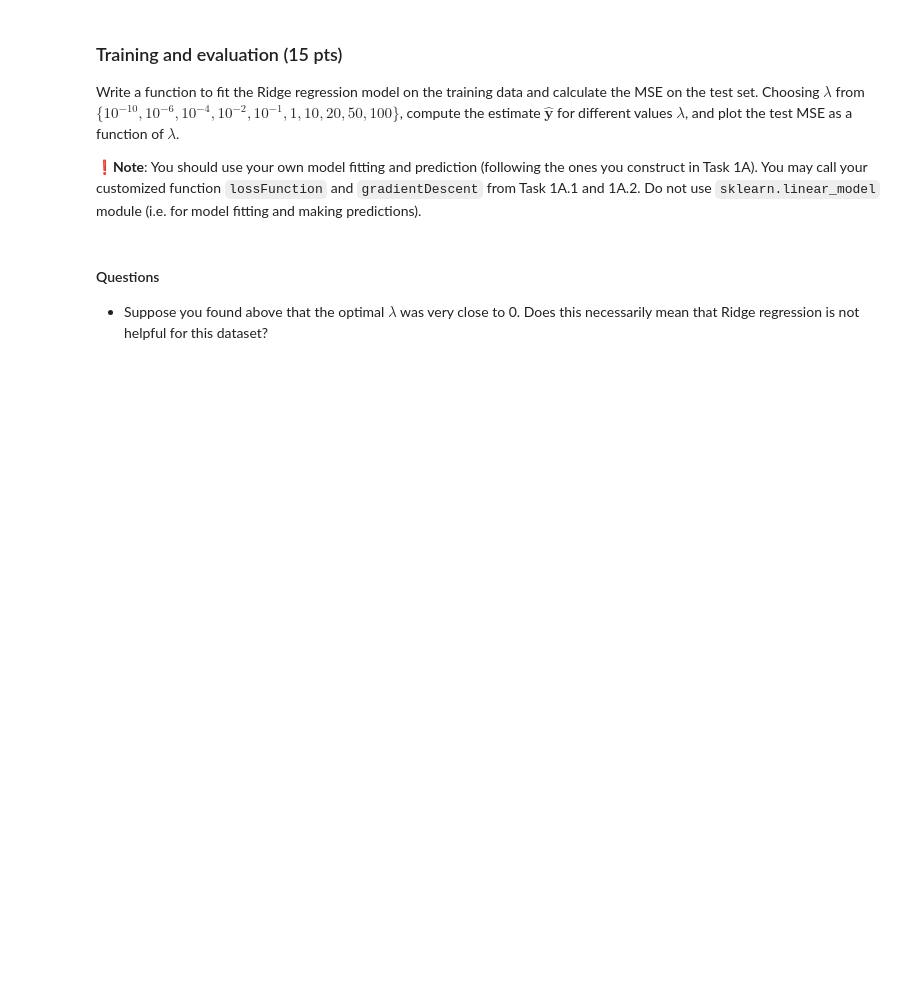
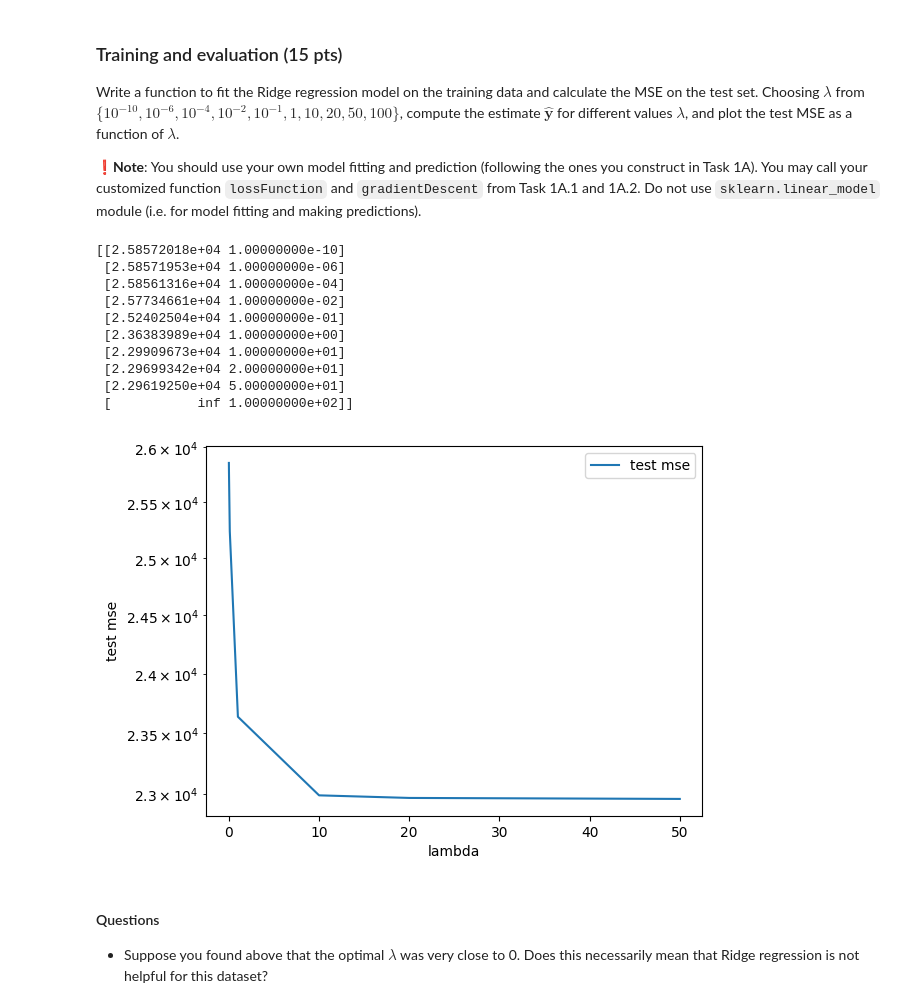
Before and after one commit to nickmvega/machine-learning, a Jupyter notebook: project1_regression_modelsel.ipynb, the cells around one changed output. Saved outputs shown, nothing was run; the diff lists cells and outputs as text; code cells hidden in the pictures; blank space fills up the shorter version.

```diff
--- a/project1_regression_modelsel.ipynb
+++ b/project1_regression_modelsel.ipynb
@@ -807,35 +808,54 @@ def train_and_eval( X_train , y_train , X_eval , y_eval , lambda_ ):
 
     ##############################################################
     # add your code to train your model on X_train and evalute (i.e. computing MSE) on X_eval.
     # For gradientDescent, you may try the following configuration for comparison with later sections
     #   Eta = 0.01, Tolerance = 1e-4, max_iter=1e4
     # but feel free to experiment.
     #
-
+    eta = 0.01
+    tolerance = 1e-4
+    w, _ = gradientDescent(X_train, y_train, initial_w, eta, lambda_, tolerance)
 
     # Make predictions on the evaluation set
-    #
+    y_hat = X_eval @ w
+
+    n = len(y_eval)
+
+    mse = (1 / n) * np.sum((y_eval - y_hat) ** 2)
+
     ##############################################################
 
     return mse
 
 
 weight_list = [1e-10, 1e-6, 1e-4, 0.01, 0.1, 1, 10, 20, 50, 100]
 result_list = []
 
 # compute test MSE
 for weight in weight_list:
     test_mse = train_and_eval ( X_train , y_train.values , X_test , y_test.values , weight )
     result_list.append ([ test_mse , weight ])
     result_array = np.array ( result_list )
 print(result_array)
 plt.figure()
 plt.plot( result_array [: , -1] , result_array [: ,0] , label = 'test mse')
 plt.xlabel('lambda')
 plt.ylabel('test mse')
 plt.yscale('log')
 plt.legend()
 plt.show()
+# %% [output]
+[[2.58572018e+04 1.00000000e-10]
+ [2.58571953e+04 1.00000000e-06]
+ [2.58561316e+04 1.00000000e-04]
+ [2.57734661e+04 1.00000000e-02]
+ [2.52402504e+04 1.00000000e-01]
+ [2.36383989e+04 1.00000000e+00]
+ [2.29909673e+04 1.00000000e+01]
+ [2.29699342e+04 2.00000000e+01]
+ [2.29619250e+04 5.00000000e+01]
+ [           inf 1.00000000e+02]]
+[figure, added]
 # %% [markdown]
 #### Questions
 - Suppose you found above that the optimal $\lambda$ was very close to 0. Does this necessarily mean that Ridge regression is not helpful for this dataset?
```
Also changed, not shown: parts of 5 cells of this notebook.
